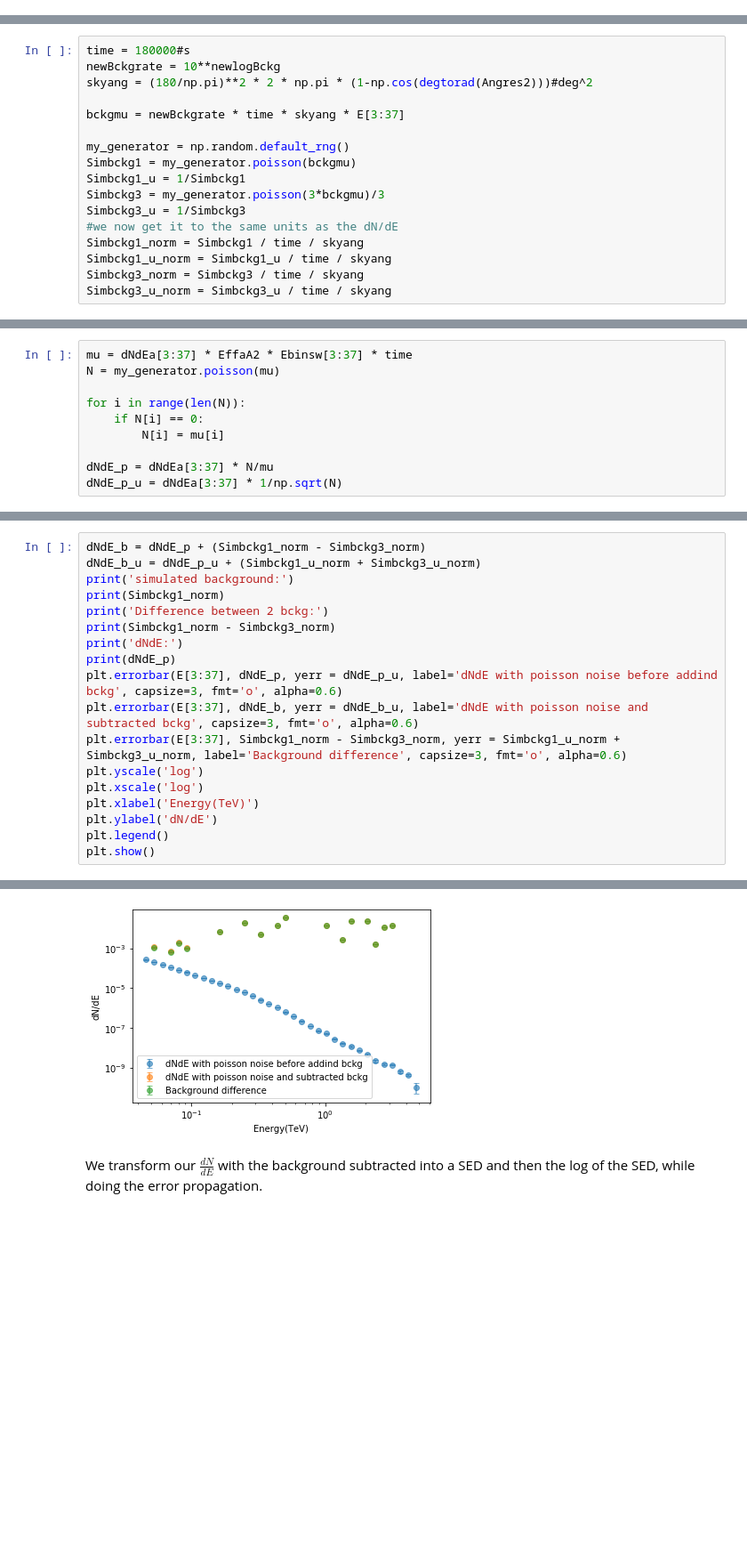
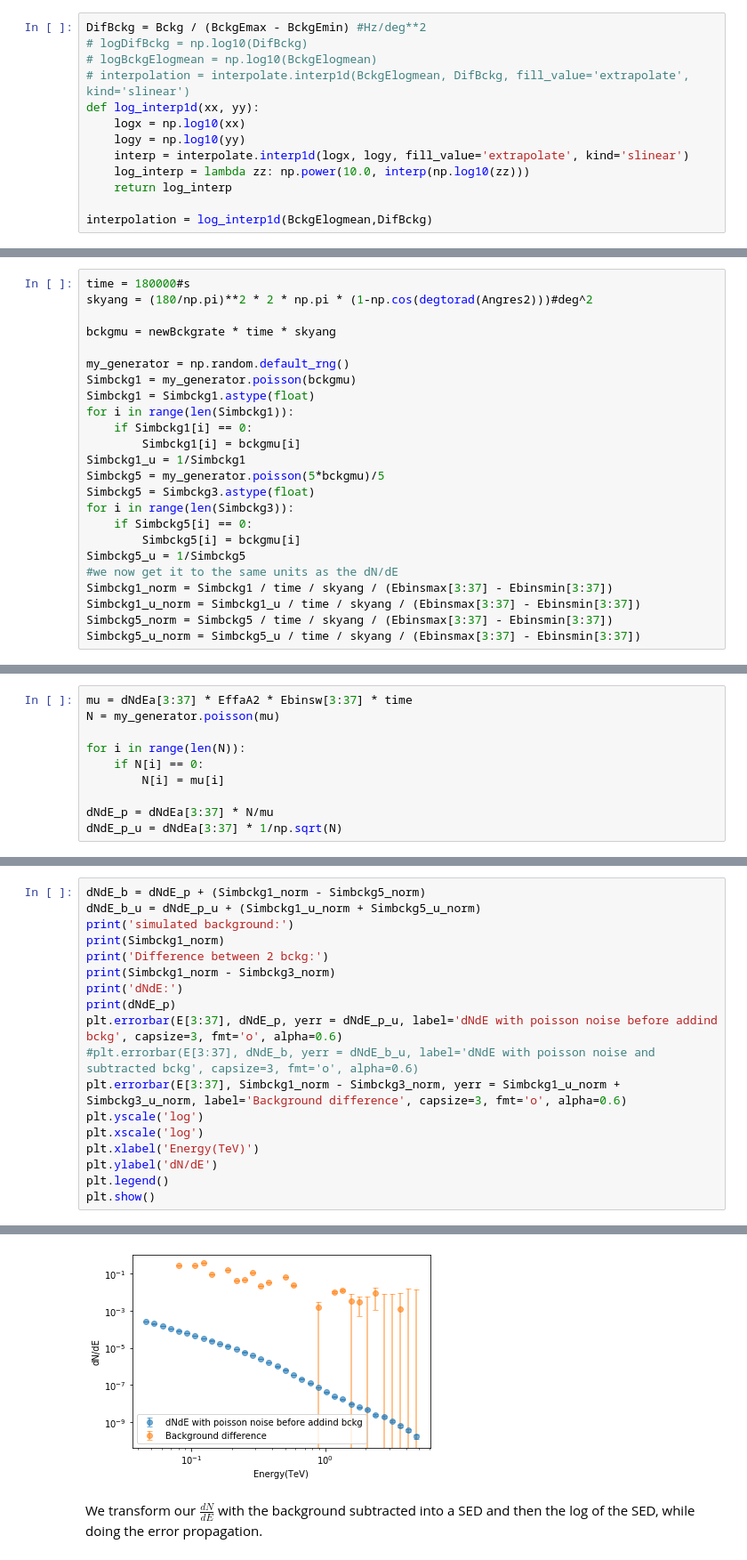
Before and after one commit to R-Grau/EBLpy, a Jupyter notebook: Aeff_bkg_spline.ipynb, the cells around one changed output, grey strips where cells are left out. Shown: that part at 89% size. Saved outputs shown, nothing was run; the diff lists cells and outputs as text; blank space fills up the shorter version.

```diff
--- a/Aeff_bkg_spline.ipynb
+++ b/Aeff_bkg_spline.ipynb
@@ -113,3 +91,16 @@ interpolation = interpolate.interp1d(logBckgElogmean, DifBckg, fill_value='extra
+# %%
+DifBckg = Bckg / (BckgEmax - BckgEmin) #Hz/deg**2
+# logDifBckg = np.log10(DifBckg)
+# logBckgElogmean = np.log10(BckgElogmean)
+# interpolation = interpolate.interp1d(BckgElogmean, DifBckg, fill_value='extrapolate', kind='slinear')
+def log_interp1d(xx, yy):
+    logx = np.log10(xx)
+    logy = np.log10(yy)
+    interp = interpolate.interp1d(logx, logy, fill_value='extrapolate', kind='slinear')
+    log_interp = lambda zz: np.power(10.0, interp(np.log10(zz)))
+    return log_interp
+
+interpolation = log_interp1d(BckgElogmean,DifBckg)
 # %% [markdown]
 Testing with 3 different integration methods:
 # %%
@@ -277,21 +258,28 @@ def degtorad(ang):
     return ang * np.pi / 180
 # %%
 time = 180000#s
-newBckgrate = 10**newlogBckg
 skyang = (180/np.pi)**2 * 2 * np.pi * (1-np.cos(degtorad(Angres2)))#deg^2
 
-bckgmu = newBckgrate * time * skyang * E[3:37]
+bckgmu = newBckgrate * time * skyang
 
 my_generator = np.random.default_rng()
 Simbckg1 = my_generator.poisson(bckgmu)
+Simbckg1 = Simbckg1.astype(float)
+for i in range(len(Simbckg1)):
+    if Simbckg1[i] == 0:
+        Simbckg1[i] = bckgmu[i]
 Simbckg1_u = 1/Simbckg1
-Simbckg3 = my_generator.poisson(3*bckgmu)/3
-Simbckg3_u = 1/Simbckg3
+Simbckg5 = my_generator.poisson(5*bckgmu)/5
+Simbckg5 = Simbckg3.astype(float)
+for i in range(len(Simbckg3)):
+    if Simbckg5[i] == 0:
+        Simbckg5[i] = bckgmu[i]
+Simbckg5_u = 1/Simbckg5
 #we now get it to the same units as the dN/dE
-Simbckg1_norm = Simbckg1 / time / skyang
-Simbckg1_u_norm = Simbckg1_u / time / skyang
-Simbckg3_norm = Simbckg3 / time / skyang
-Simbckg3_u_norm = Simbckg3_u / time / skyang
+Simbckg1_norm = Simbckg1 / time / skyang / (Ebinsmax[3:37] - Ebinsmin[3:37])
+Simbckg1_u_norm = Simbckg1_u / time / skyang / (Ebinsmax[3:37] - Ebinsmin[3:37])
+Simbckg5_norm = Simbckg5 / time / skyang / (Ebinsmax[3:37] - Ebinsmin[3:37])
+Simbckg5_u_norm = Simbckg5_u / time / skyang / (Ebinsmax[3:37] - Ebinsmin[3:37])
 # %% [markdown]
 Add Poisson noise to the $\frac{dN}{dE}$
 # %%
@@ -309,6 +297,6 @@ After that we will add the background and subtract it using the 3 simulated wobb
 # %%
-dNdE_b = dNdE_p + (Simbckg1_norm - Simbckg3_norm)
-dNdE_b_u = dNdE_p_u + (Simbckg1_u_norm + Simbckg3_u_norm)
+dNdE_b = dNdE_p + (Simbckg1_norm - Simbckg5_norm)
+dNdE_b_u = dNdE_p_u + (Simbckg1_u_norm + Simbckg5_u_norm)
 print('simulated background:')
 print(Simbckg1_norm)
 print('Difference between 2 bckg:')
@@ -316,7 +304,7 @@ print(Simbckg1_norm - Simbckg3_norm)
 print('dNdE:')
 print(dNdE_p)
 plt.errorbar(E[3:37], dNdE_p, yerr = dNdE_p_u, label='dNdE with poisson noise before addind bckg', capsize=3, fmt='o', alpha=0.6)
-plt.errorbar(E[3:37], dNdE_b, yerr = dNdE_b_u, label='dNdE with poisson noise and subtracted bckg', capsize=3, fmt='o', alpha=0.6)
+#plt.errorbar(E[3:37], dNdE_b, yerr = dNdE_b_u, label='dNdE with poisson noise and subtracted bckg', capsize=3, fmt='o', alpha=0.6)
 plt.errorbar(E[3:37], Simbckg1_norm - Simbckg3_norm, yerr = Simbckg1_u_norm + Simbckg3_u_norm, label='Background difference', capsize=3, fmt='o', alpha=0.6)
 plt.yscale('log')
 plt.xscale('log')
@@ -345,4 +333,4 @@ Difference between 2 bckg:
-[figure, old version]
+[figure, new version]
 # %% [markdown]
 We transform our $\frac{dN}{dE}$ with the background subtracted into a SED and then the log of the SED, while doing the error propagation.
 # %%
```
Also changed, not shown: parts of 11 cells of this notebook.
